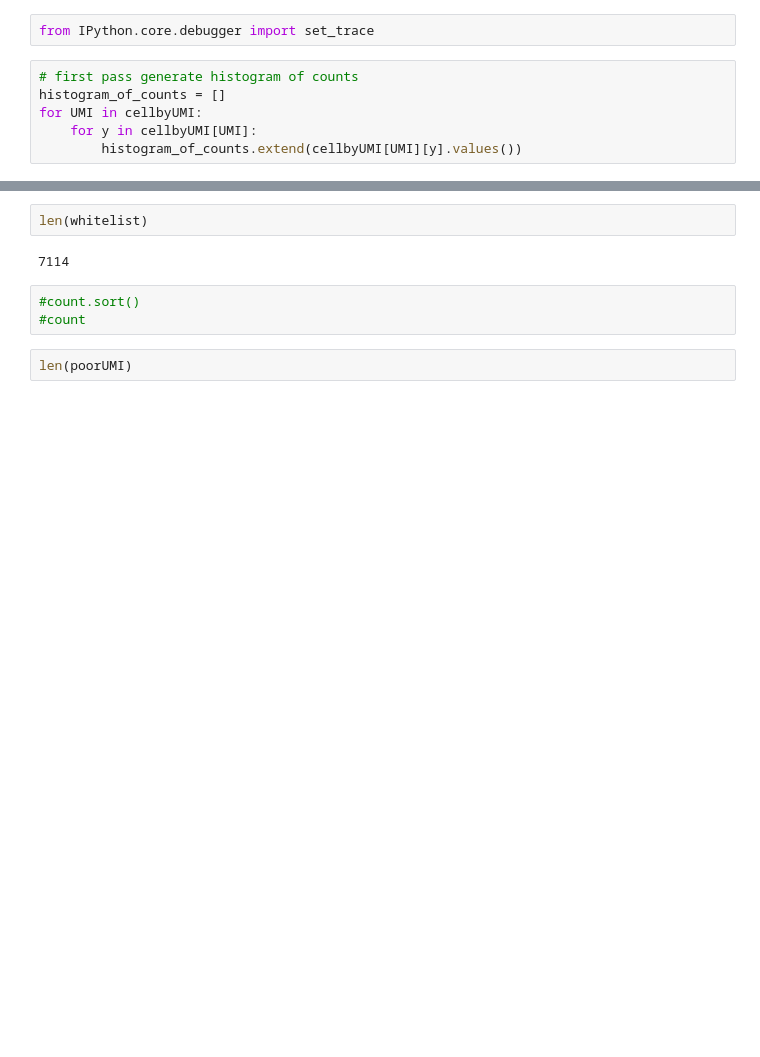
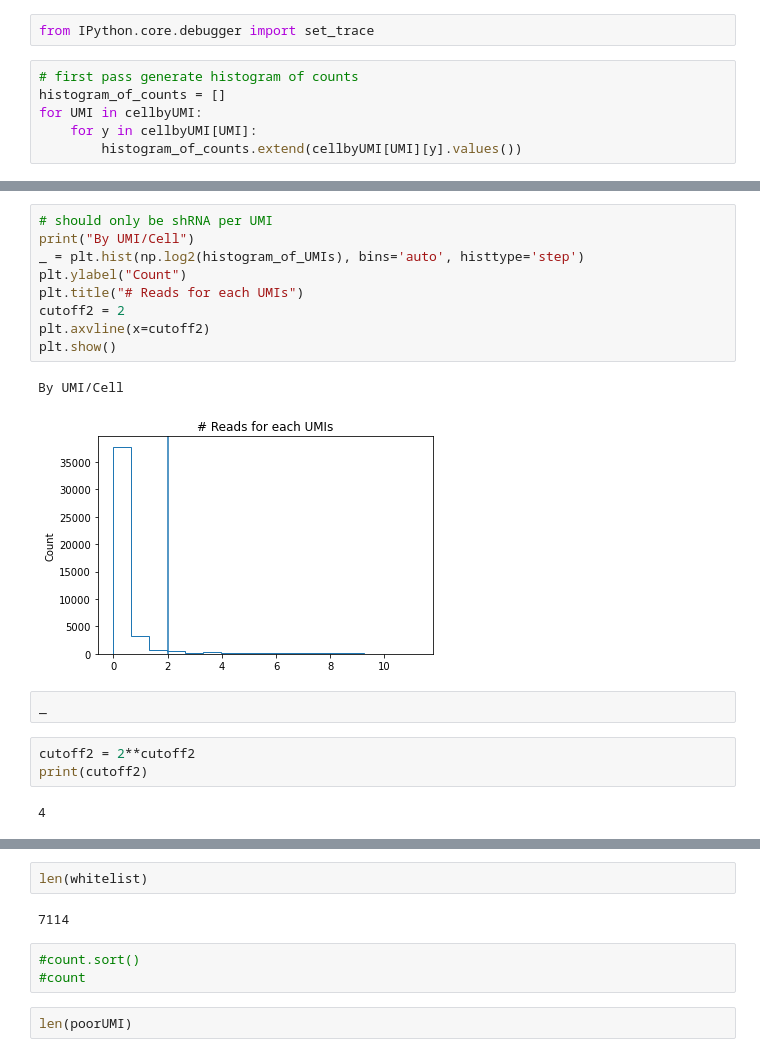
Before and after one commit to jechan83/Nfkb-Clot-Analysis, a Jupyter notebook: Lentiviral_Screen/Screen-1/cDNA-A/AnalyzeDegenerateBarcodes-UMI-cDNA.ipynb, the cells around one changed output, grey strips where cells are left out. Drawn from its saved outputs; the diff is of its cells as text; blank space fills up the shorter version.

```diff
--- a/Lentiviral_Screen/Screen-1/cDNA-A/AnalyzeDegenerateBarcodes-UMI-cDNA.ipynb
+++ b/Lentiviral_Screen/Screen-1/cDNA-A/AnalyzeDegenerateBarcodes-UMI-cDNA.ipynb
@@ -532,0 +442,19 @@ is zero
+# %%
+# should only be shRNA per UMI
+print("By UMI/Cell")
+_ = plt.hist(np.log2(histogram_of_UMIs), bins='auto', histtype='step')
+plt.ylabel("Count")
+plt.title("# Reads for each UMIs")
+cutoff2 = 2
+plt.axvline(x=cutoff2)
+plt.show()
+# %% [output]
+By UMI/Cell
+[figure, added]
+# %% [raw]
+_
+# %%
+cutoff2 = 2**cutoff2
+print(cutoff2)
+# %% [output]
+4
```
Also changed, not shown: parts of 58 cells of this notebook, 32 other files.
